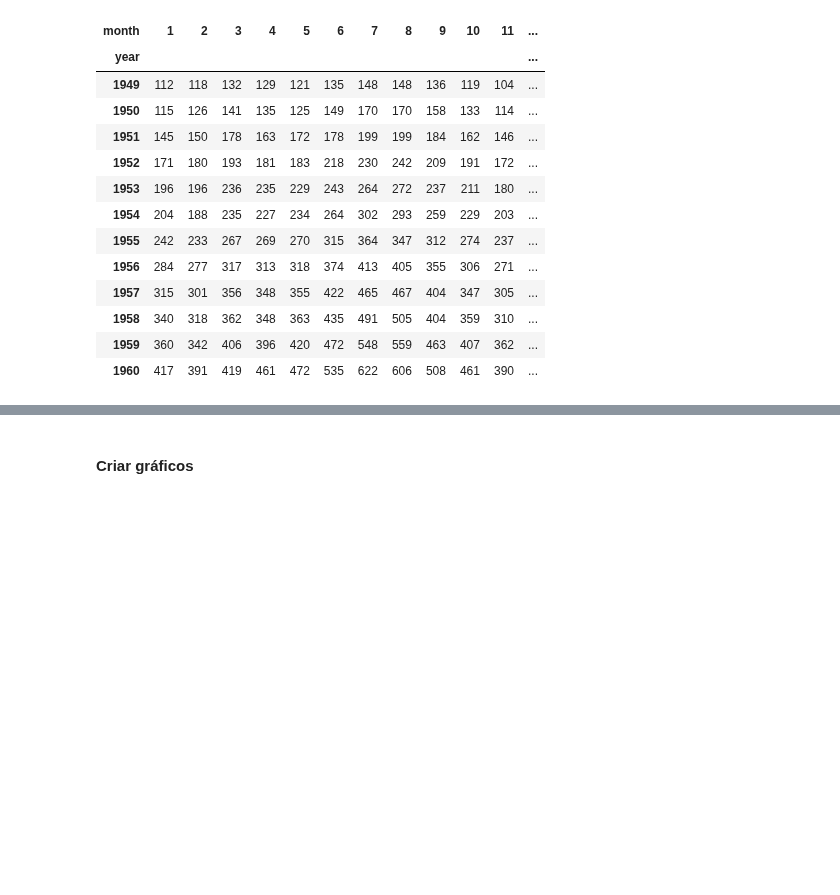
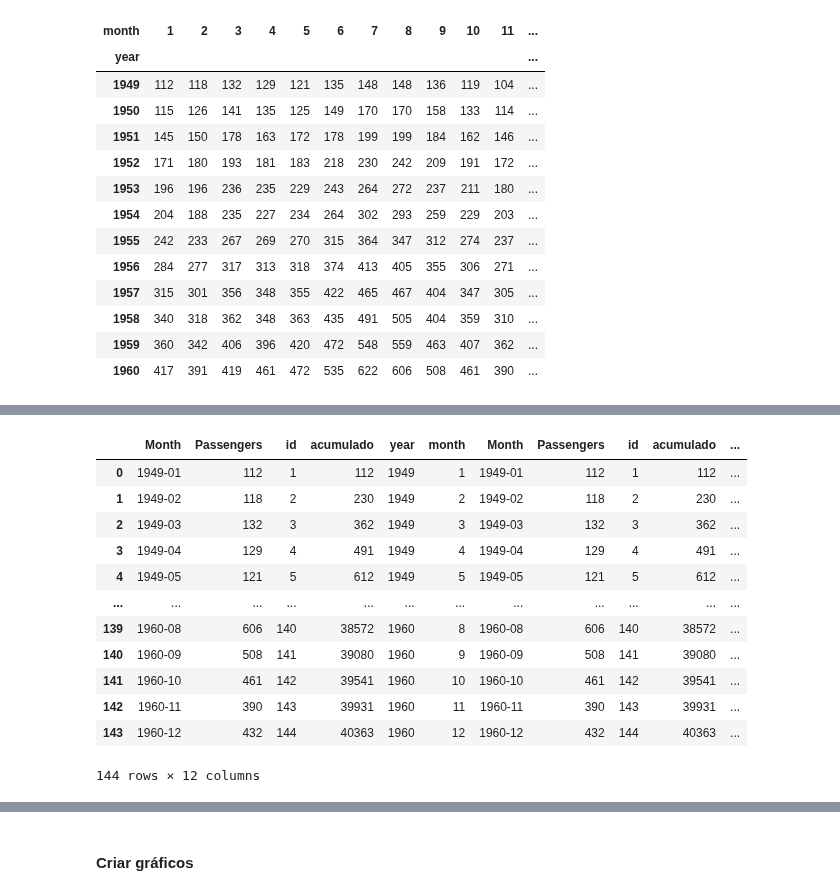
Before and after one commit to lauraalexandria/cursos-python, a Jupyter notebook: script_pandas.ipynb, the cells around one changed output, grey strips where cells are left out. Saved outputs shown, nothing was run; the diff lists cells and outputs as text; code cells hidden in the pictures; blank space fills up the shorter version.

```diff
--- a/script_pandas.ipynb
+++ b/script_pandas.ipynb
@@ -584,0 +621,18 @@ df.pivot_table(values = "Passengers", index = "year", aggfunc = max, columns = "
+# %%
+# Concatenando dataframes como CBind
+concat1 = pd.concat([df, df], axis = 1)
+concat1
+# %% [output]
+|  | Month | Passengers | id | acumulado | year | month | Month | Passengers | id | acumulado | ... |
+| 0 | 1949-01 | 112 | 1 | 112 | 1949 | 1 | 1949-01 | 112 | 1 | 112 | ... |
+| 1 | 1949-02 | 118 | 2 | 230 | 1949 | 2 | 1949-02 | 118 | 2 | 230 | ... |
+| 2 | 1949-03 | 132 | 3 | 362 | 1949 | 3 | 1949-03 | 132 | 3 | 362 | ... |
+| 3 | 1949-04 | 129 | 4 | 491 | 1949 | 4 | 1949-04 | 129 | 4 | 491 | ... |
+| 4 | 1949-05 | 121 | 5 | 612 | 1949 | 5 | 1949-05 | 121 | 5 | 612 | ... |
+| ... | ... | ... | ... | ... | ... | ... | ... | ... | ... | ... | ... |
+| 139 | 1960-08 | 606 | 140 | 38572 | 1960 | 8 | 1960-08 | 606 | 140 | 38572 | ... |
+| 140 | 1960-09 | 508 | 141 | 39080 | 1960 | 9 | 1960-09 | 508 | 141 | 39080 | ... |
+| 141 | 1960-10 | 461 | 142 | 39541 | 1960 | 10 | 1960-10 | 461 | 142 | 39541 | ... |
+| 142 | 1960-11 | 390 | 143 | 39931 | 1960 | 11 | 1960-11 | 390 | 143 | 39931 | ... |
+| 143 | 1960-12 | 432 | 144 | 40363 | 1960 | 12 | 1960-12 | 432 | 144 | 40363 | ... |
+144 rows × 12 columns
```
Also changed, not shown: parts of 4 cells of this notebook.
